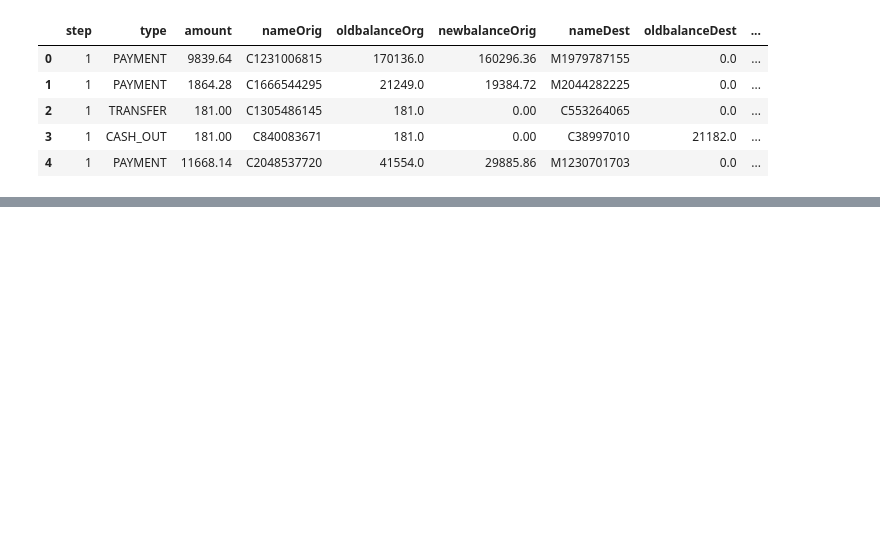
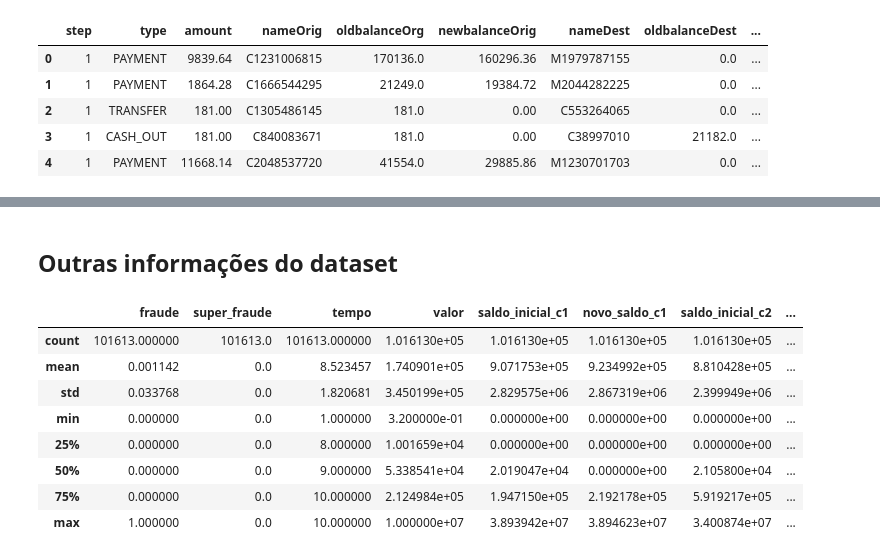
Before and after one commit to mathe-alves/Modelos-Preditivos-em-Dados---Deteccao-de-fraude, a Jupyter notebook: main.ipynb, the cells around one changed output, grey strips where cells are left out. Drawn from its saved outputs; the diff is of its cells as text; code cells hidden in the pictures; blank space fills up the shorter version.

```diff
--- a/main.ipynb
+++ b/main.ipynb
@@ -151,0 +161,5 @@ df.head()
+# %%
+df = df[['isFraud',
+    'isFlaggedFraud', 'step', 'type', 'amount', 'nameOrig', 'oldbalanceOrg', 'newbalanceOrig',
+    'nameDest', 'oldbalanceDest', 'newbalanceDest']]
+df.head()
@@ -151,0 +177,17 @@ df.head()
+# %%
+colunas = {
+    'isFraud': 'fraude',
+    'isFlaggedFraud':'super_fraude',
+    'step':'tempo',
+    'type':'tipo',
+    'amount':'valor',
+    'nameOrig':'cliente1',
+    'oldbalanceOrg':'saldo_inicial_c1',
+    'newbalanceOrig':'novo_saldo_c1',
+    'nameDest':'cliente2',
+    'oldbalanceDest':'saldo_inicial_c2',
+    'newbalanceDest':'novo_saldo_c2',
+}
+# %%
+df = df.rename(columns = colunas)
+df.head()
@@ -151,0 +201,14 @@ df.head()
+# %% [markdown]
+## Outras informações do dataset
+# %%
+df.describe()
+# %% [output]
+|  | fraude | super_fraude | tempo | valor | saldo_inicial_c1 | novo_saldo_c1 | saldo_inicial_c2 | ... |
+| count | 101613.000000 | 101613.0 | 101613.000000 | 1.016130e+05 | 1.016130e+05 | 1.016130e+05 | 1.016130e+05 | ... |
+| mean | 0.001142 | 0.0 | 8.523457 | 1.740901e+05 | 9.071753e+05 | 9.234992e+05 | 8.810428e+05 | ... |
+| std | 0.033768 | 0.0 | 1.820681 | 3.450199e+05 | 2.829575e+06 | 2.867319e+06 | 2.399949e+06 | ... |
+| min | 0.000000 | 0.0 | 1.000000 | 3.200000e-01 | 0.000000e+00 | 0.000000e+00 | 0.000000e+00 | ... |
+| 25% | 0.000000 | 0.0 | 8.000000 | 1.001659e+04 | 0.000000e+00 | 0.000000e+00 | 0.000000e+00 | ... |
+| 50% | 0.000000 | 0.0 | 9.000000 | 5.338541e+04 | 2.019047e+04 | 0.000000e+00 | 2.105800e+04 | ... |
+| 75% | 0.000000 | 0.0 | 10.000000 | 2.124984e+05 | 1.947150e+05 | 2.192178e+05 | 5.919217e+05 | ... |
+| max | 1.000000 | 0.0 | 10.000000 | 1.000000e+07 | 3.893942e+07 | 3.894623e+07 | 3.400874e+07 | ... |
```
Also changed, not shown: parts of 15 cells of this notebook.
